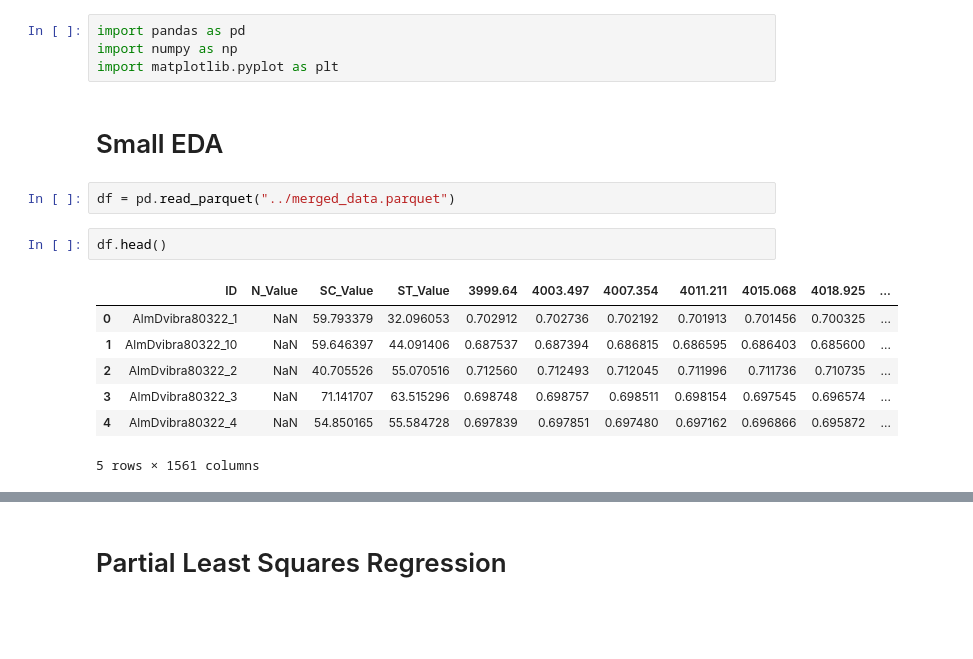
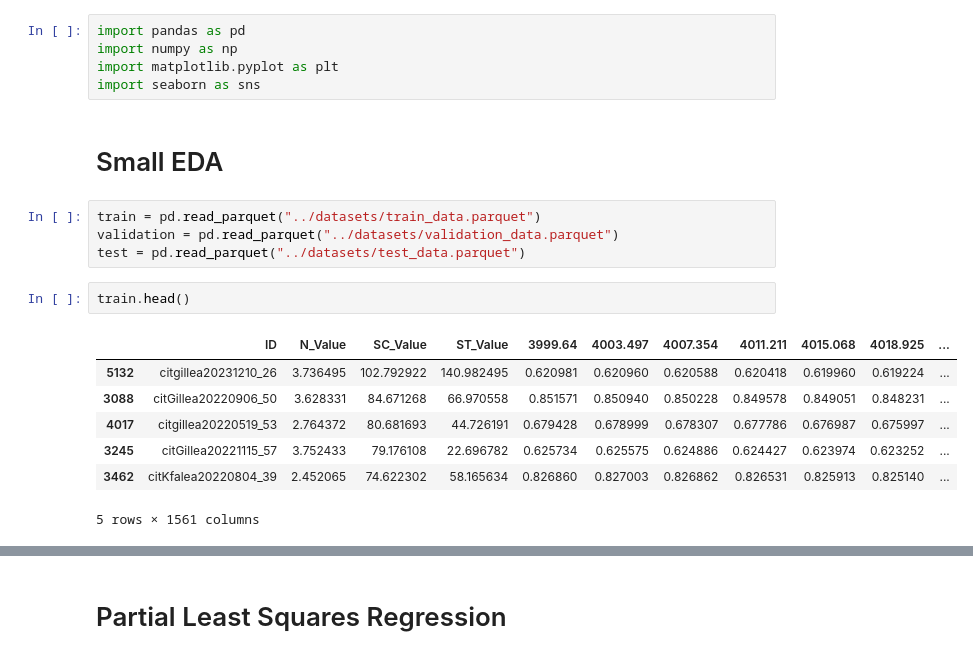
Before and after one commit to Shripad735/Nitrogen-Status-By-Spectroscopy, a Jupyter notebook: PLSR/PLSR.ipynb, the cells around one changed output, grey strips where cells are left out. Cells and saved outputs as stored; diff of their text form; blank space fills up the shorter version.

```diff
--- a/PLSR/PLSR.ipynb
+++ b/PLSR/PLSR.ipynb
@@ -2,18 +2,21 @@
 import pandas as pd
 import numpy as np
 import matplotlib.pyplot as plt
+import seaborn as sns
 # %% [markdown]
 # Small EDA
-# %%
-df = pd.read_parquet("../merged_data.parquet")
+# %%
+train = pd.read_parquet("../datasets/train_data.parquet")
+validation = pd.read_parquet("../datasets/validation_data.parquet")
+test = pd.read_parquet("../datasets/test_data.parquet")
 # %%
-df.head()
+train.head()
 # %% [output]
 |  | ID | N_Value | SC_Value | ST_Value | 3999.64 | 4003.497 | 4007.354 | 4011.211 | 4015.068 | 4018.925 | ... |
-| 0 | AlmDvibra80322_1 | NaN | 59.793379 | 32.096053 | 0.702912 | 0.702736 | 0.702192 | 0.701913 | 0.701456 | 0.700325 | ... |
-| 1 | AlmDvibra80322_10 | NaN | 59.646397 | 44.091406 | 0.687537 | 0.687394 | 0.686815 | 0.686595 | 0.686403 | 0.685600 | ... |
-| 2 | AlmDvibra80322_2 | NaN | 40.705526 | 55.070516 | 0.712560 | 0.712493 | 0.712045 | 0.711996 | 0.711736 | 0.710735 | ... |
-| 3 | AlmDvibra80322_3 | NaN | 71.141707 | 63.515296 | 0.698748 | 0.698757 | 0.698511 | 0.698154 | 0.697545 | 0.696574 | ... |
-| 4 | AlmDvibra80322_4 | NaN | 54.850165 | 55.584728 | 0.697839 | 0.697851 | 0.697480 | 0.697162 | 0.696866 | 0.695872 | ... |
+| 5132 | citgillea20231210_26 | 3.736495 | 102.792922 | 140.982495 | 0.620981 | 0.620960 | 0.620588 | 0.620418 | 0.619960 | 0.619224 | ... |
+| 3088 | citGillea20220906_50 | 3.628331 | 84.671268 | 66.970558 | 0.851571 | 0.850940 | 0.850228 | 0.849578 | 0.849051 | 0.848231 | ... |
+| 4017 | citgillea20220519_53 | 2.764372 | 80.681693 | 44.726191 | 0.679428 | 0.678999 | 0.678307 | 0.677786 | 0.676987 | 0.675997 | ... |
+| 3245 | citGillea20221115_57 | 3.752433 | 79.176108 | 22.696782 | 0.625734 | 0.625575 | 0.624886 | 0.624427 | 0.623974 | 0.623252 | ... |
+| 3462 | citKfalea20220804_39 | 2.452065 | 74.622302 | 58.165634 | 0.826860 | 0.827003 | 0.826862 | 0.826531 | 0.825913 | 0.825140 | ... |
 5 rows × 1561 columns
 # %%
```
Also changed, not shown: parts of 14 cells of this notebook.
